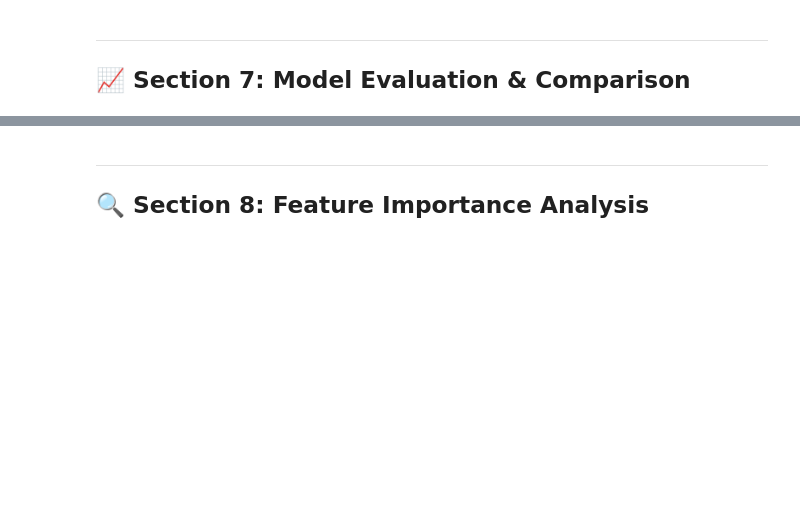
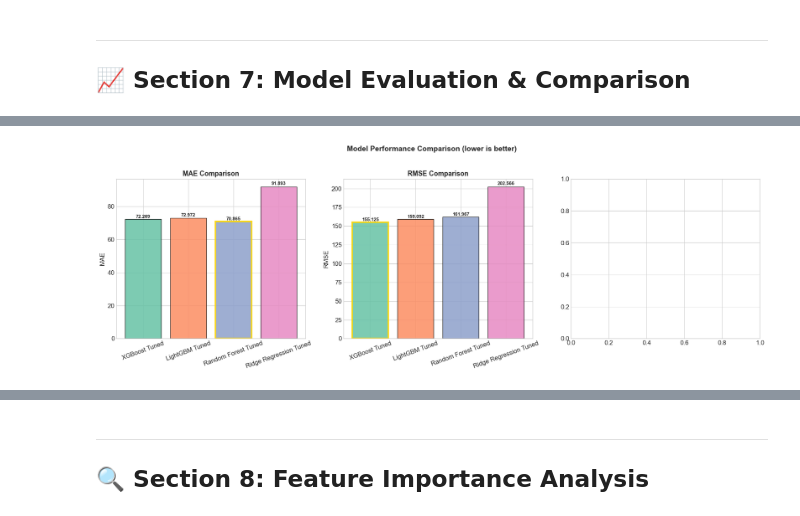
Before and after one commit to sandipan-ds/restaurant_inventory_optimzation, a Jupyter notebook: notebook/demand_forecasting.ipynb, the cells around one changed output, grey strips where cells are left out. Drawn from its saved outputs; the diff is of its cells as text; code cells hidden in the pictures; blank space fills up the shorter version.

```diff
--- a/notebook/demand_forecasting.ipynb
+++ b/notebook/demand_forecasting.ipynb
@@ -1150,26 +1904,28 @@ print(f'\n🏆 Best Model: {best_model_name}')
 # %%
 fig, axes = plt.subplots(1, 3, figsize=(18, 6))
-metrics = ['MAE', 'RMSE', 'RMSLE']
+metrics = ['MAE', 'RMSE']
 colors = PALETTE[:len(results_df)]
 
 for ax, metric in zip(axes, metrics):
     vals = results_df[metric]
     bars = ax.bar(vals.index, vals.values, color=colors, edgecolor='black', alpha=0.85)
     # Mark best
     best_idx = vals.values.argmin()
     bars[best_idx].set_edgecolor('gold')
     bars[best_idx].set_linewidth(3)
     for bar, val in zip(bars, vals.values):
         ax.text(bar.get_x() + bar.get_width()/2, bar.get_height() * 1.01,
                 f'{val:.3f}', ha='center', fontsize=9, fontweight='bold')
     ax.set_title(f'{metric} Comparison', fontsize=13, fontweight='bold')
     ax.set_ylabel(metric)
     ax.tick_params(axis='x', rotation=20)
 
 plt.suptitle('Model Performance Comparison (lower is better)', fontsize=14, fontweight='bold', y=1.02)
 plt.tight_layout()
-plt.savefig('model_comparison_metrics.png', dpi=150, bbox_inches='tight')
+plt.savefig('best_hyperparameters_with_result/model_comparison/model_comparison_metrics.png', dpi=150, bbox_inches='tight')
 plt.show()
+# %% [output]
+[figure, added]
 # %%
 # Actual vs Predicted — best model (and runner-up if available)
 n_models = min(len(all_preds), 4)
```
Also changed, not shown: parts of 18 cells of this notebook, 19 other files.
